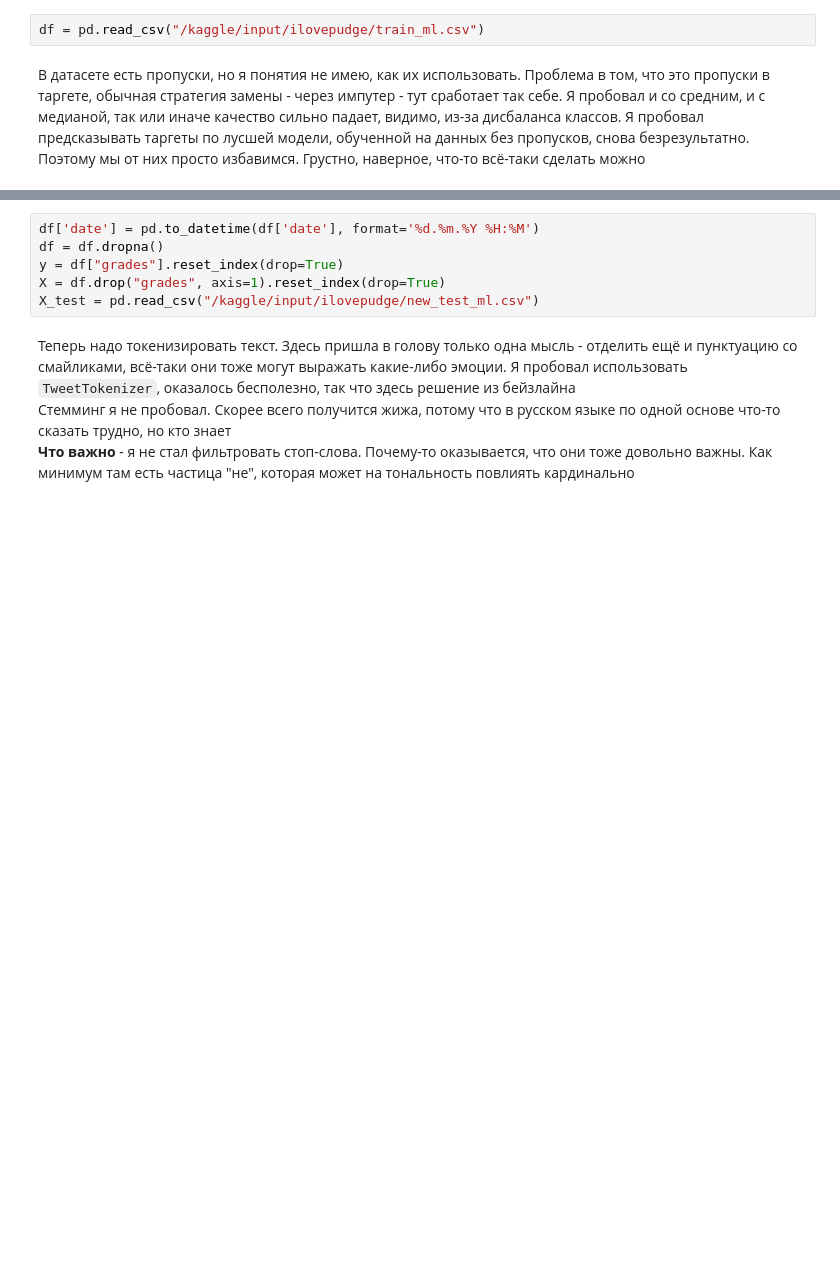
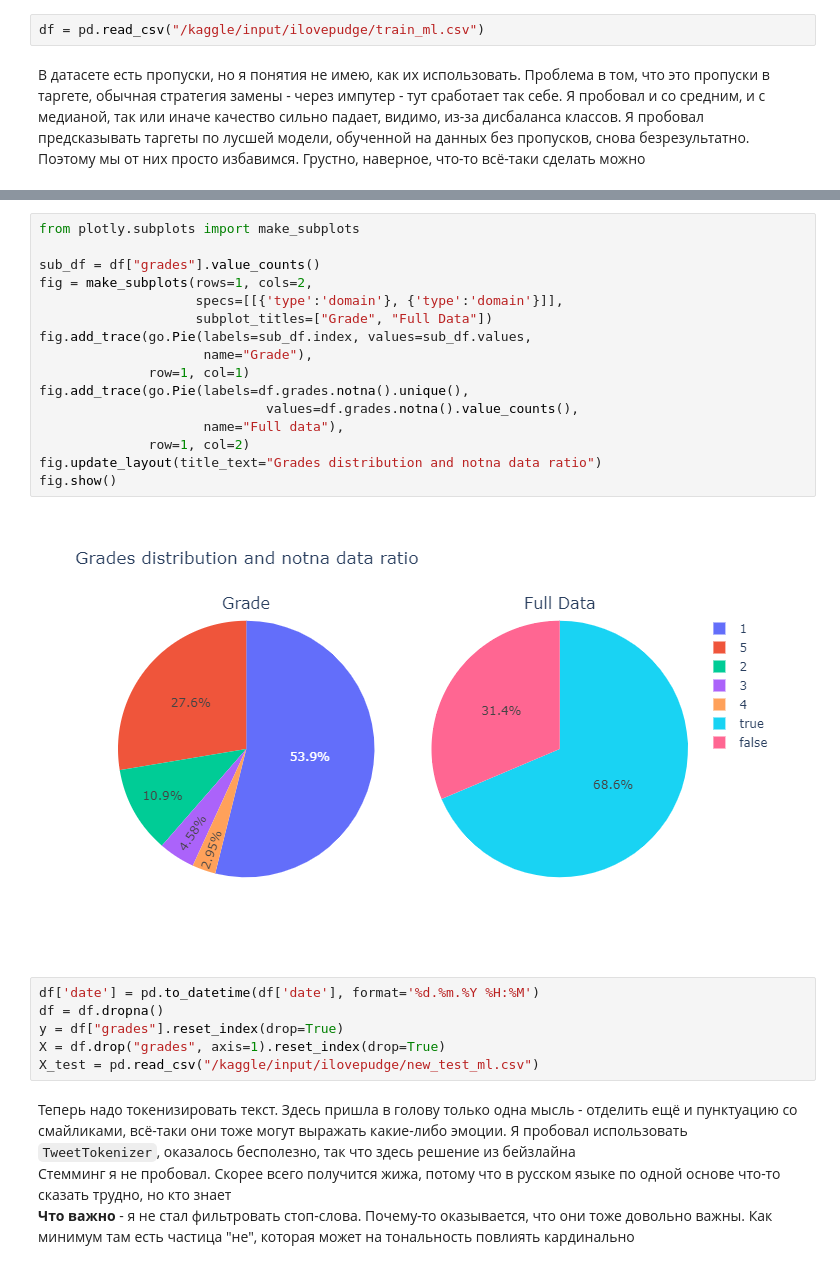
Before and after one commit to Lerostre/Kaggle-Projects, a Jupyter notebook: Bank Sentiment Analysis.ipynb, the cells around one changed output, grey strips where cells are left out. Saved outputs shown, nothing was run; the diff lists cells and outputs as text; blank space fills up the shorter version.

```diff
--- a/Bank Sentiment Analysis.ipynb
+++ b/Bank Sentiment Analysis.ipynb
@@ -91,3 +45,21 @@ fig.show()
+# %%
+from plotly.subplots import make_subplots
+
+sub_df = df["grades"].value_counts()
+fig = make_subplots(rows=1, cols=2,
+                    specs=[[{'type':'domain'}, {'type':'domain'}]],
+                    subplot_titles=["Grade", "Full Data"])
+fig.add_trace(go.Pie(labels=sub_df.index, values=sub_df.values,
+                     name="Grade"),
+              row=1, col=1)
+fig.add_trace(go.Pie(labels=df.grades.notna().unique(),
+                             values=df.grades.notna().value_counts(),
+                     name="Full data"),
+              row=1, col=2)
+fig.update_layout(title_text="Grades distribution and notna data ratio")
+fig.show()
+# %% [output]
+[figure, added]
 # %%
 df['date'] = pd.to_datetime(df['date'], format='%d.%m.%Y %H:%M')
 df = df.dropna()
```
Also changed, not shown: parts of 15 cells of this notebook.
